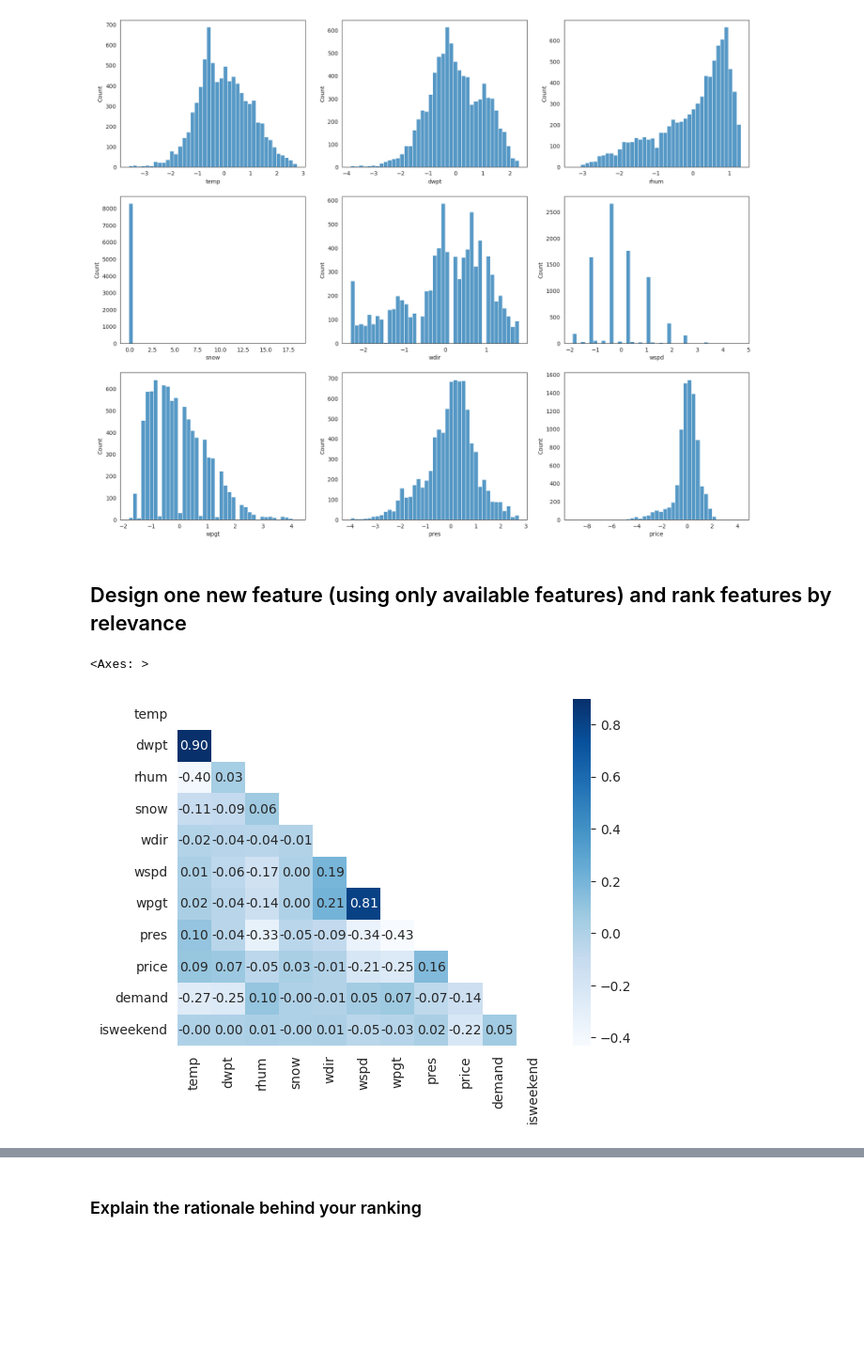
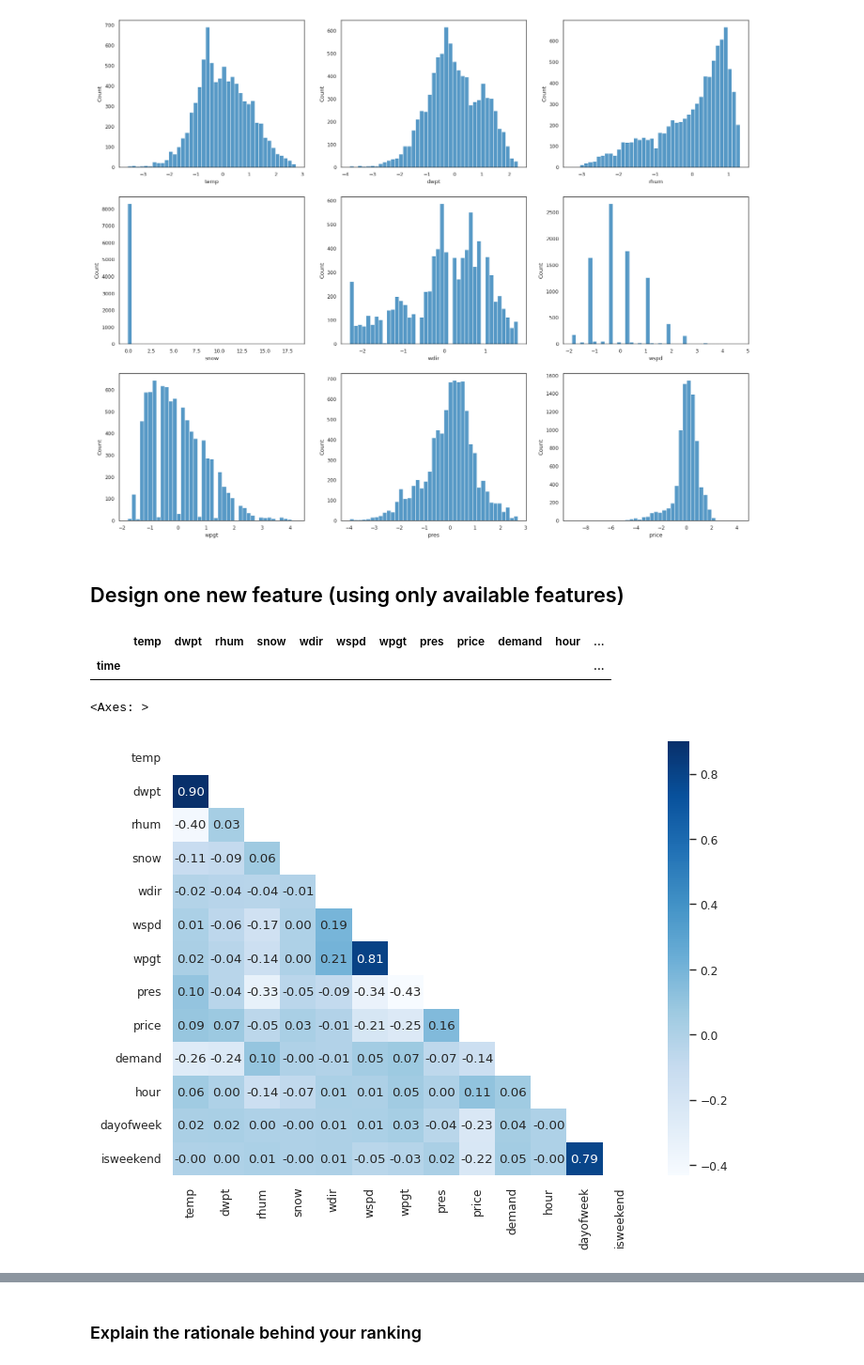
Before and after one commit to kacperfin/energy-data-science, a Jupyter notebook: Report 2/analysis.ipynb, the cells around one changed output, grey strips where cells are left out. Shown at 94% size. Cells and saved outputs as stored; diff of their text form; code cells hidden in the pictures; blank space fills up the shorter version.

```diff
--- a/Report 2/analysis.ipynb
+++ b/Report 2/analysis.ipynb
@@ -122,3 +166,5 @@ It can be assumed that demand data is missing completely at random (MCAR). It ca
+# %%
+df.demand = df.demand.fillna(0)
 # %% [markdown]
 ## Provide a description of the data, including statistics and at least two visuals to gain insights
 # %%
@@ -170,0 +207,12 @@ df
+# %%
+from sklearn.preprocessing import StandardScaler
+df = df_before_transformations.copy()
+
+df.price = np.log(df.price)
+df.drop('demand', axis=1, inplace=True)
+
+scaler = StandardScaler()
+df[df.columns] = scaler.fit_transform(df)
+df = df.join(df_before_transformations.demand)
+
+df.head(5)
@@ -176,7 +248,11 @@ for i in range(len(df.columns)-1):
 # %% [output]
 [figure]
 # %% [markdown]
-## Design one new feature (using only available features) and rank features by relevance
+## Design one new feature (using only available features)
+# %%
+df['hour'] = df.index.hour
+# %%
+df['dayofweek'] = df.index.dayofweek+1
 # %%
 def is_weekend(dayofweek):
     if dayofweek > 5:
@@ -185,12 +261,19 @@ def is_weekend(dayofweek):
 
 df['isweekend'] = df.index.dayofweek+1
 df.isweekend = df.isweekend.apply(is_weekend)
+# %%
+df.head(0)
+# %% [output]
+|  | temp | dwpt | rhum | snow | wdir | wspd | wpgt | pres | price | demand | hour | ... |
+| time |  |  |  |  |  |  |  |  |  |  |  | ... |
 # %%
+plt.subplots(figsize=(8, 6))
+
 corr = df.corr()
 mask = np.triu(np.ones_like(corr, dtype=bool))
 sns.set_style('white')
 
 sns.heatmap(corr, mask=mask, annot=True, cmap='Blues', fmt='.2f')
 # %% [output]
 <Axes: >
-[figure, old version]
+[figure, new version]
```
Also changed, not shown: parts of 40 cells of this notebook, 1 other file.
